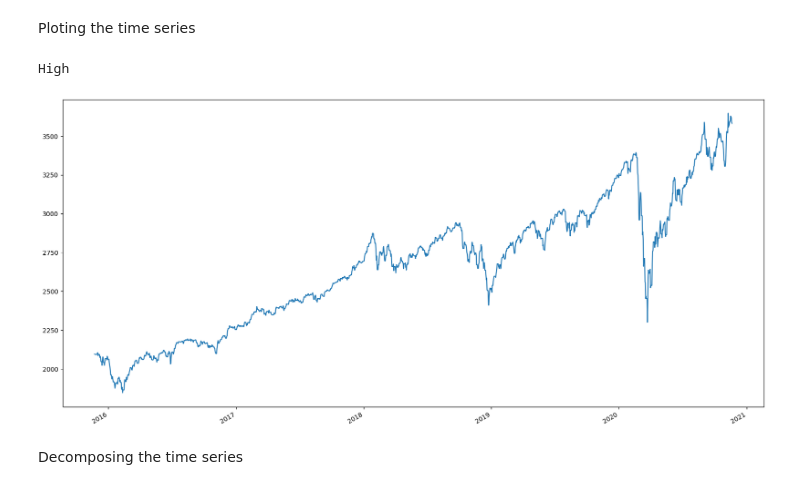
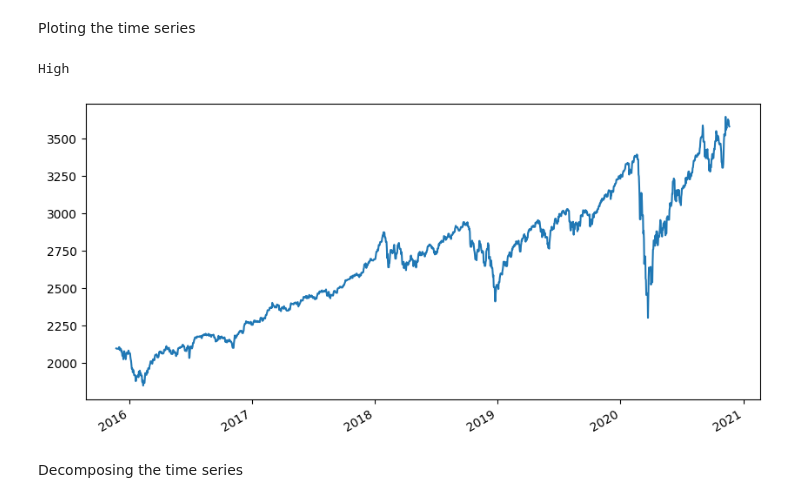
Before and after one commit to TheNoobGoda/time_series_project, a Jupyter notebook: yahoo_stock.ipynb, the cells around one changed output. Drawn from its saved outputs; the diff is of its cells as text; code cells hidden in the pictures.

```diff
--- a/yahoo_stock.ipynb
+++ b/yahoo_stock.ipynb
@@ -37,26 +39,26 @@ Ploting the time series
 # %%
 #df.plot(x='Date',y='High')
 
 labels = df.columns.values
 labels = labels[1:]
 
 df['Date'] = pd.to_datetime(df['Date'])
 
 years = df['Date'].dt.year.unique()
 
 for label in labels:
     print(label)
-    plt.figure(figsize=(20,10))
+    plt.figure(figsize=(10,5))
     #plt.scatter(df['Date'],df[label])
     plt.plot(df['Date'],df[label])
     date_format = mdates.DateFormatter("%Y")
     plt.gca().xaxis.set_major_formatter(date_format)
     plt.gcf().autofmt_xdate()
     plt.show()
     break
 # %% [output]
 High
-[figure, old version]
+[figure, new version]
 # %% [markdown]
 Decomposing the time series
 # %%
```
Also changed, not shown: parts of 7 cells of this notebook.
